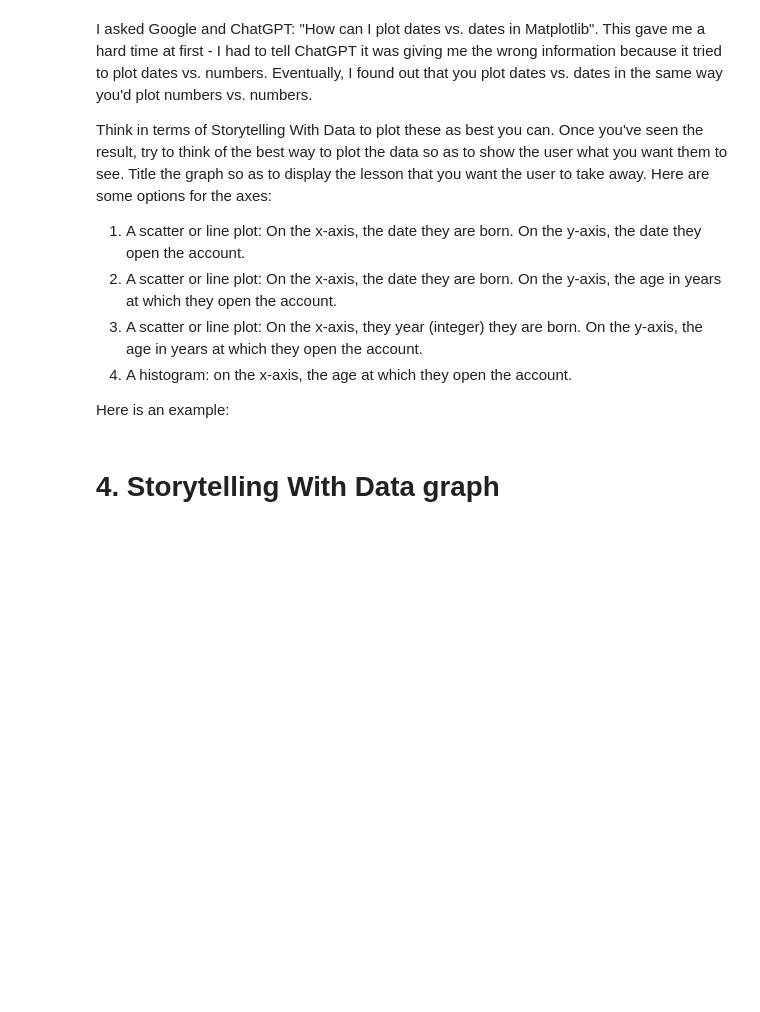
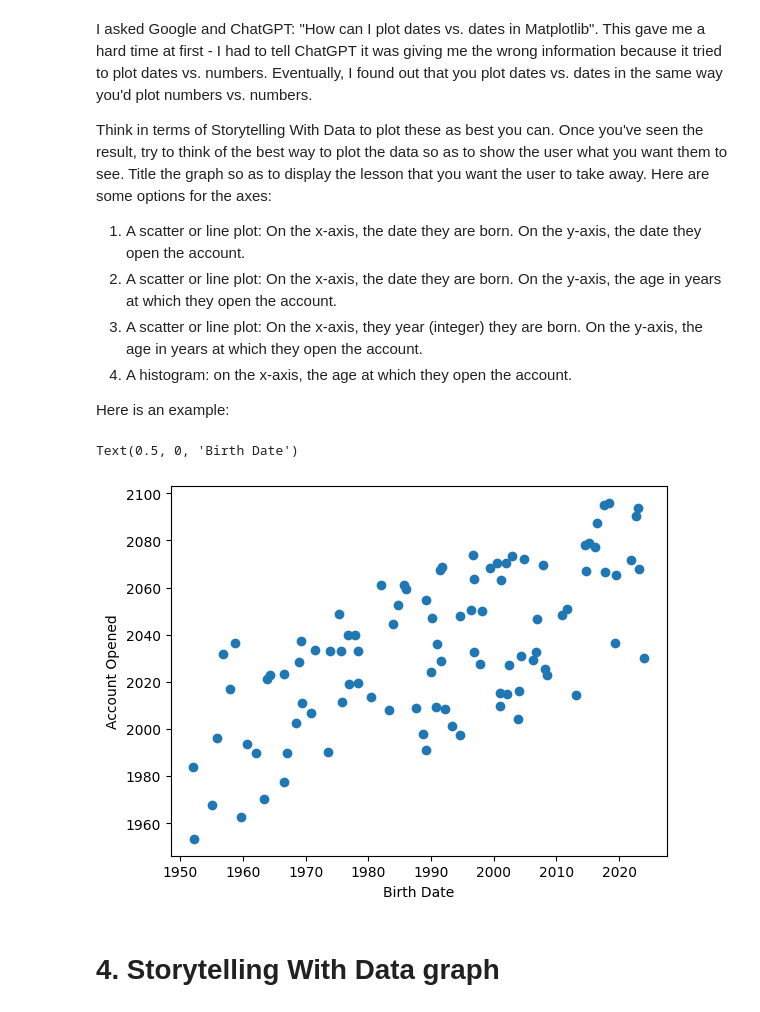
Before and after one commit to amc200092845471/Module-B-semester-2, a Jupyter notebook: Week1.ipynb, the cells around one changed output. Saved outputs shown, nothing was run; the diff lists cells and outputs as text; code cells hidden in the pictures; blank space fills up the shorter version.

```diff
--- a/Week1.ipynb
+++ b/Week1.ipynb
@@ -364,10 +463,13 @@ Here is an example:
 # %%
 import matplotlib.pyplot as plt
 
 ax = plt.gca() # get an "Axes" object to draw on; gca stands for "get current Axes"
-ax.scatter(df2["BirthDate"], df2["AccountOpened"]) # create a scatter plot based on these two dates
+ax.scatter(df_bank_datefix["BirthDate"], df_bank_datefix["AccountOpened"]) # create a scatter plot based on these two dates
 ax.set_ylabel("Account Opened") # label the y axis
 ax.set_xlabel("Birth Date") # label the x axis
+# %% [output]
+Text(0.5, 0, 'Birth Date')
+[figure, added]
 # %% [markdown]
 # 4. Storytelling With Data graph
 # %% [markdown]
```
Also changed, not shown: parts of 9 cells of this notebook, 6 other files.
